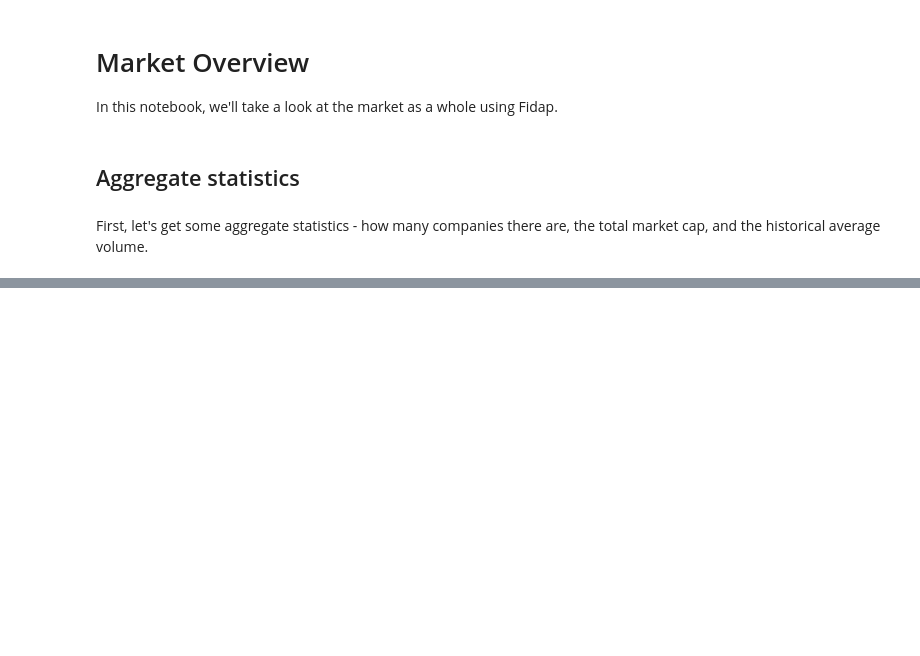
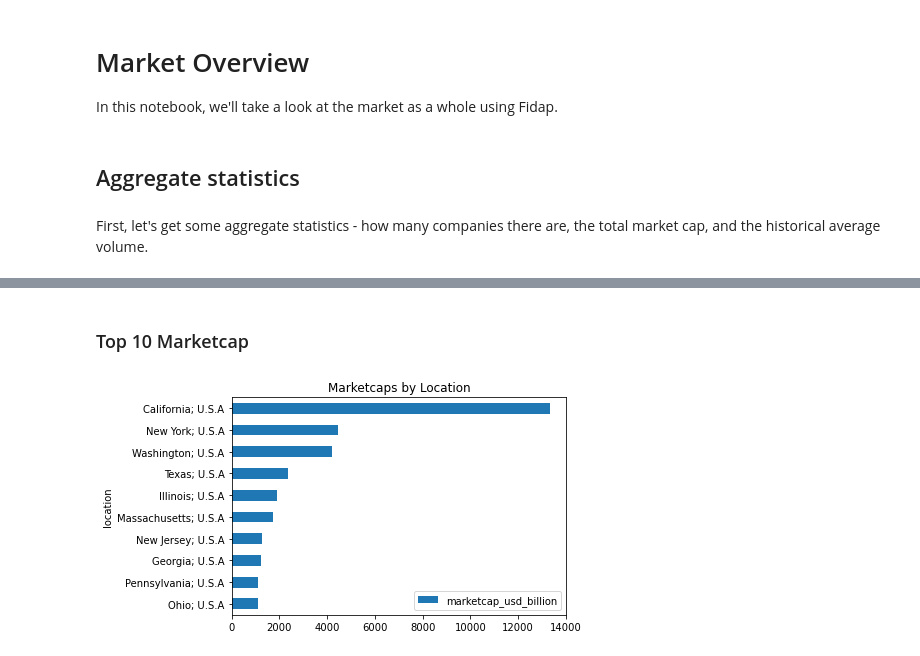
Before and after one commit to fidapco/notebooks, a Jupyter notebook: market_overview.ipynb, the cells around one changed output, grey strips where cells are left out. Cells and saved outputs as stored; diff of their text form; code cells hidden in the pictures; blank space fills up the shorter version.

```diff
--- a/market_overview.ipynb
+++ b/market_overview.ipynb
@@ -41,0 +85,9 @@ fidap.sql('select ticker, name, marketcap from tickers where marketcap > 0 order
+# %% [markdown]
+### Top 10 Marketcap
+# %%
+df_location = fidap.sql("""select "location", ROUND(sum("marketcap")/1e9,3) "marketcap_usd_billion" from "FIDAP_DATA_SOURCES"."FIDAP_SCHEMA"."tickers" WHERE "marketcap" IS NOT NULL GROUP BY "location" ORDER BY "marketcap_usd_billion" DESC LIMIT 10;""")
+df_location.set_index("location", inplace=True)
+ax = df_location.plot.barh(y="marketcap_usd_billion", title="Marketcaps by Location")
+ax.invert_yaxis()
+# %% [output]
+[figure, added]
```
Also changed, not shown: parts of 17 cells of this notebook.
